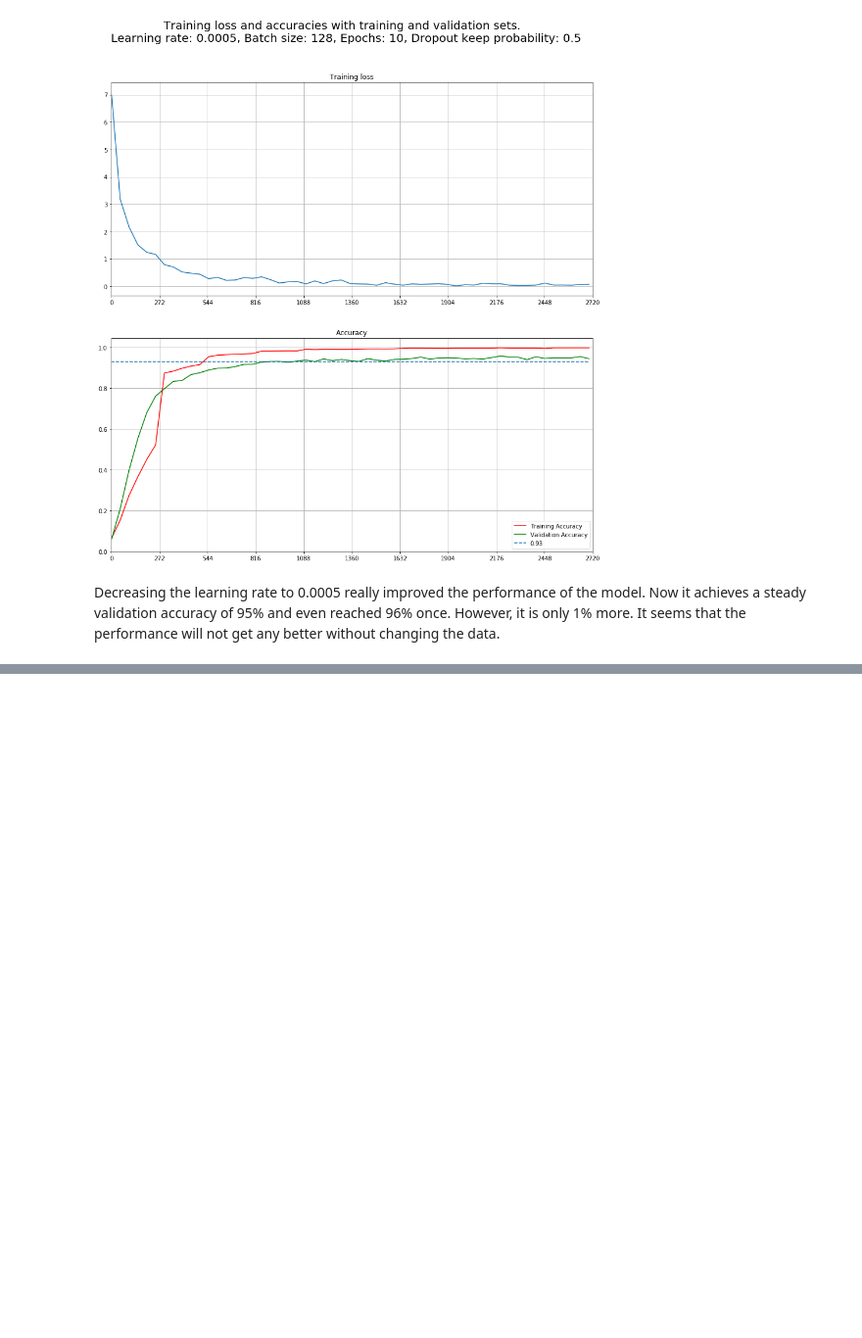
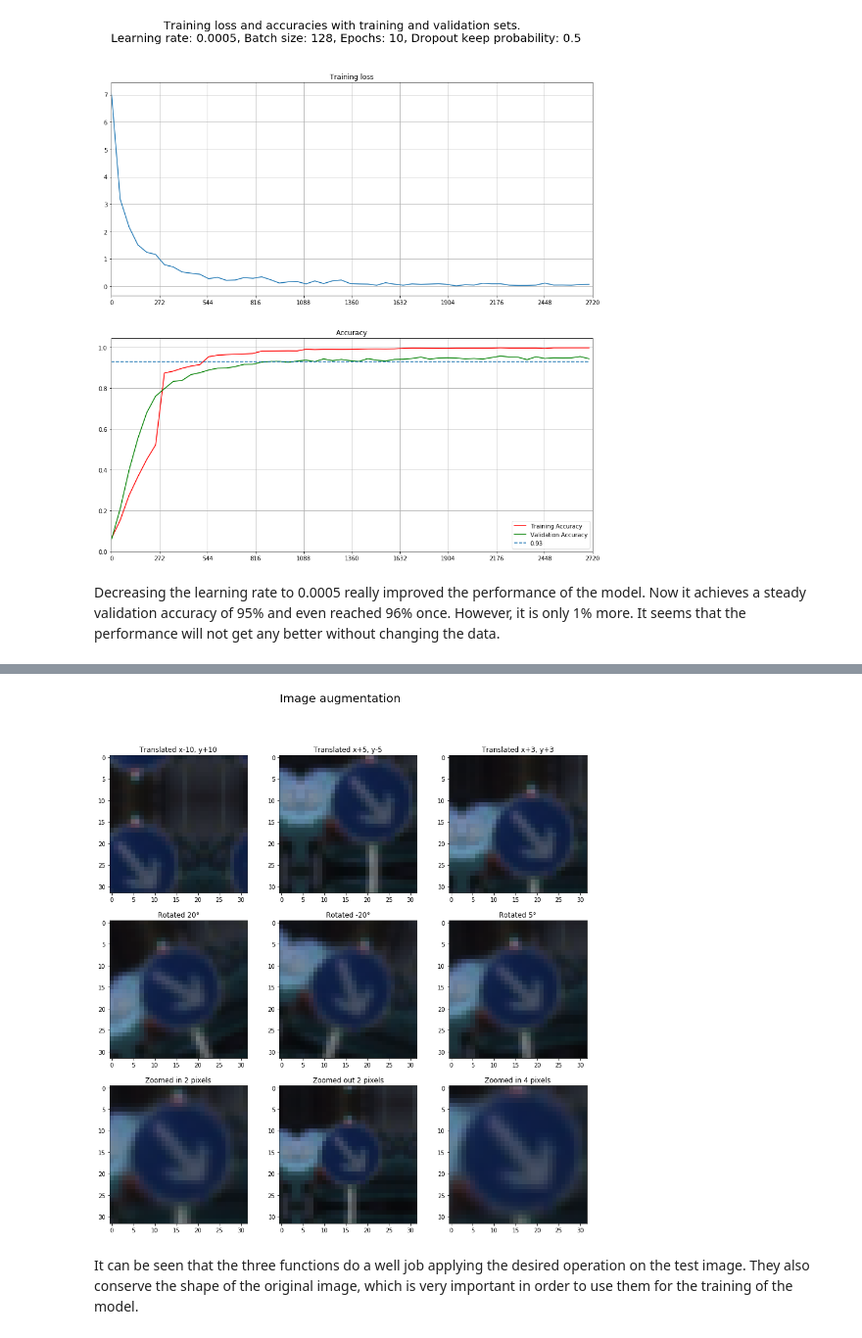
Before and after one commit to EarendilAvari/SDCND_Traffic_Sign_Classifier, a Jupyter notebook: Notebook.ipynb, the cells around one changed output, grey strips where cells are left out. Shown at 98% size. Saved outputs shown, nothing was run; the diff lists cells and outputs as text; code cells hidden in the pictures; blank space fills up the shorter version.

Commit message:
Functions for data augmentation created and tested

```diff
--- a/Notebook.ipynb
+++ b/Notebook.ipynb
@@ -670,0 +676,46 @@ Decreasing the learning rate to 0.0005 really improved the performance of the mo
+# %%
+from DataAugmentation import translateImage
+from DataAugmentation import rotateImage
+from DataAugmentation import zoomImage
+import matplotlib.pyplot as plt
+%matplotlib inline
+
+augmentationTestImage = trainData_X[15732]
+
+translatedTestImage_1 = translateImage(augmentationTestImage, -10, 10)
+translatedTestImage_2 = translateImage(augmentationTestImage, 5, -5)
+translatedTestImage_3 = translateImage(augmentationTestImage, 3, 3)
+
+rotatedTestImage_1 = rotateImage(augmentationTestImage, 20)
+rotatedTestImage_2 = rotateImage(augmentationTestImage, -20)
+rotatedTestImage_3 = rotateImage(augmentationTestImage, 5)
+
+zoomedTestImage_1 = zoomImage(augmentationTestImage, 2)
+zoomedTestImage_2 = zoomImage(augmentationTestImage, -2)
+zoomedTestImage_3 = zoomImage(augmentationTestImage, 4)
+
+figure11, fig11_axes = plt.subplots(3, 3, figsize =(15,15))
+figure11.suptitle('Image augmentation', fontsize = 20)
+fig11_axes[0,0].imshow(translatedTestImage_1)
+fig11_axes[0,0].set_title('Translated x-10, y+10')
+fig11_axes[0,1].imshow(translatedTestImage_2)
+fig11_axes[0,1].set_title('Translated x+5, y-5')
+fig11_axes[0,2].imshow(translatedTestImage_3)
+fig11_axes[0,2].set_title('Translated x+3, y+3')
+fig11_axes[1,0].imshow(rotatedTestImage_1)
+fig11_axes[1,0].set_title('Rotated 20°')
+fig11_axes[1,1].imshow(rotatedTestImage_2)
+fig11_axes[1,1].set_title('Rotated -20°')
+fig11_axes[1,2].imshow(rotatedTestImage_3)
+fig11_axes[1,2].set_title('Rotated 5°')
+fig11_axes[2,0].imshow(zoomedTestImage_1)
+fig11_axes[2,0].set_title('Zoomed in 2 pixels')
+fig11_axes[2,1].imshow(zoomedTestImage_2)
+fig11_axes[2,1].set_title('Zoomed out 2 pixels')
+fig11_axes[2,2].imshow(zoomedTestImage_3)
+fig11_axes[2,2].set_title('Zoomed in 4 pixels')
+figure11.savefig('ImgsReport/11_ImageAugmentationTestImage')
+# %% [output]
+[figure, added]
+# %% [markdown]
+It can be seen that the three functions do a well job applying the desired operation on the test image. They also conserve the shape of the original image, which is very important in order to use them for the training of the model.
```
Also changed, not shown: parts of 1 cell of this notebook, 3 other files.
